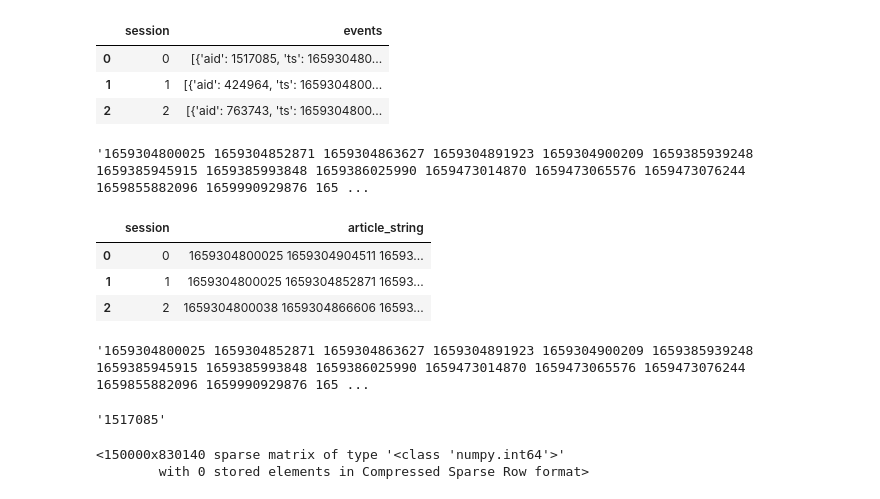
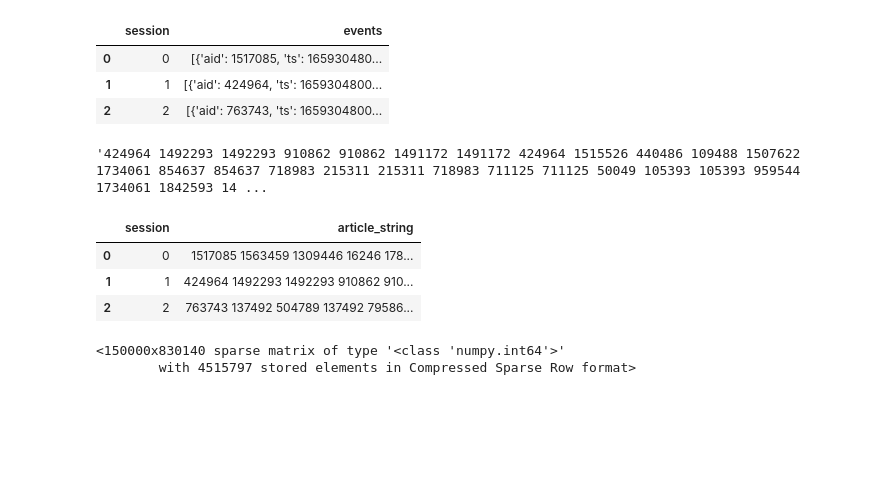
Before and after one commit to a-sharma06/recsys_otto, a Jupyter notebook: otto-eda-exploratory-data-analysis.ipynb, the cells around one changed output. Saved outputs shown, nothing was run; the diff lists cells and outputs as text; code cells hidden in the pictures; blank space fills up the shorter version.

```diff
--- a/otto-eda-exploratory-data-analysis.ipynb
+++ b/otto-eda-exploratory-data-analysis.ipynb
@@ -408,27 +409,23 @@ sample_train_df.head(3)
 | 1 | 1 | [{'aid': 424964, 'ts': 1659304800... |
 | 2 | 2 | [{'aid': 763743, 'ts': 1659304800... |
 # %%
-" ".join([f"{y['ts']}" for y in sample_train_df.loc[1,'events']])
+" ".join([f"{y['aid']}" for y in sample_train_df.loc[1,'events']])
 # %% [output]
-'1659304800025 1659304852871 1659304863627 1659304891923 1659304900209 1659385939248 1659385945915 1659385993848 1659386025990 1659473014870 1659473065576 1659473076244 1659855882096 1659990929876 165 ...
+'424964 1492293 1492293 910862 910862 1491172 1491172 424964 1515526 440486 109488 1507622 1734061 854637 854637 718983 215311 215311 718983 711125 711125 50049 105393 105393 959544 1734061 1842593 14 ...
 # %%
 article_string_df = pd.DataFrame(
     {
         'session': sample_train_df['session'],
-        'article_string': sample_train_df['events'].transform(lambda x: " ".join([f"{y['ts']}" for y in x]))
+        'article_string': sample_train_df['events'].transform(lambda x: " ".join([f"{y['aid']}" for y in x]))
     }
 )
 
 article_string_df.head(3)
 # %% [output]
 |  | session | article_string |
-| 0 | 0 | 1659304800025 1659304904511 16593... |
-| 1 | 1 | 1659304800025 1659304852871 16593... |
-| 2 | 2 | 1659304800038 1659304866606 16593... |
+| 0 | 0 | 1517085 1563459 1309446 16246 178... |
+| 1 | 1 | 424964 1492293 1492293 910862 910... |
+| 2 | 2 | 763743 137492 504789 137492 79586... |
-# %%
-" ".join([f"{y['ts']}" for y in sample_train_df.loc[1,'events']])
-# %% [output]
-'1659304800025 1659304852871 1659304863627 1659304891923 1659304900209 1659385939248 1659385945915 1659385993848 1659386025990 1659473014870 1659473065576 1659473076244 1659855882096 1659990929876 165 ...
 # %%
 aid_dict = (
     expanded_df[['aid']]
@@ -438,10 +435,6 @@ aid_dict = (
     .to_dict()
     ['aid']
 )
-# %%
-aid_dict[0]
-# %% [output]
-'1517085'
 # %%
 # Create the vocabulary dictionary
 vocabulary = {v: k for k, v in aid_dict.items()}
@@ -452,4 +445,4 @@ X = vectorizer.fit_transform(article_string_df['article_string'])
 X
 # %% [output]
 <150000x830140 sparse matrix of type '<class 'numpy.int64'>'
-        with 0 stored elements in Compressed Sparse Row format>
+        with 4515797 stored elements in Compressed Sparse Row format>
```
Also changed, not shown: parts of 17 cells of this notebook.
